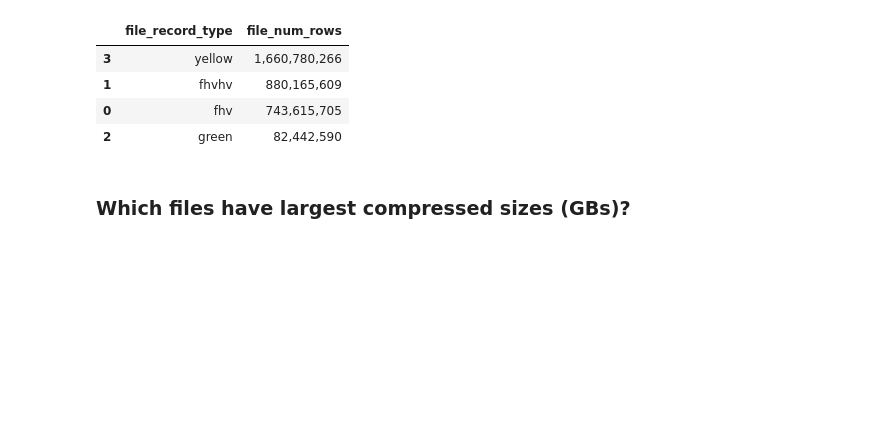
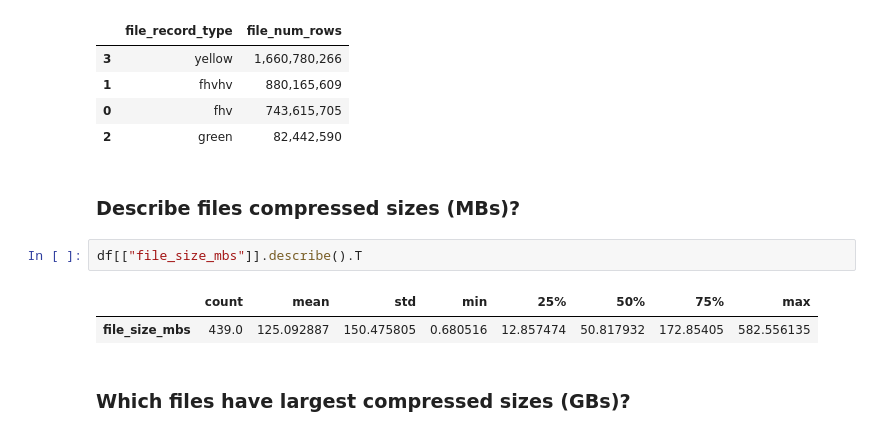
Before and after one commit to lykmapipo/NYC-TLC-Trip-Data, a Jupyter notebook: explore_trips_metadata.ipynb, the cells around one changed output. Drawn from its saved outputs; the diff is of its cells as text; blank space fills up the shorter version.

```diff
--- a/explore_trips_metadata.ipynb
+++ b/explore_trips_metadata.ipynb
@@ -151,6 +151,13 @@ df4
 | 1 | fhvhv | 880,165,609 |
 | 0 | fhv | 743,615,705 |
 | 2 | green | 82,442,590 |
+# %% [markdown]
+### Describe files compressed sizes (MBs)?
+# %%
+df[["file_size_mbs"]].describe().T
+# %% [output]
+|  | count | mean | std | min | 25% | 50% | 75% | max |
+| file_size_mbs | 439.0 | 125.092887 | 150.475805 | 0.680516 | 12.857474 | 50.817932 | 172.85405 | 582.556135 |
 # %% [markdown]
 ### Which files have largest compressed sizes (GBs)?
 # %%
```
Also changed, not shown: parts of 3 cells of this notebook, 7 other files.
